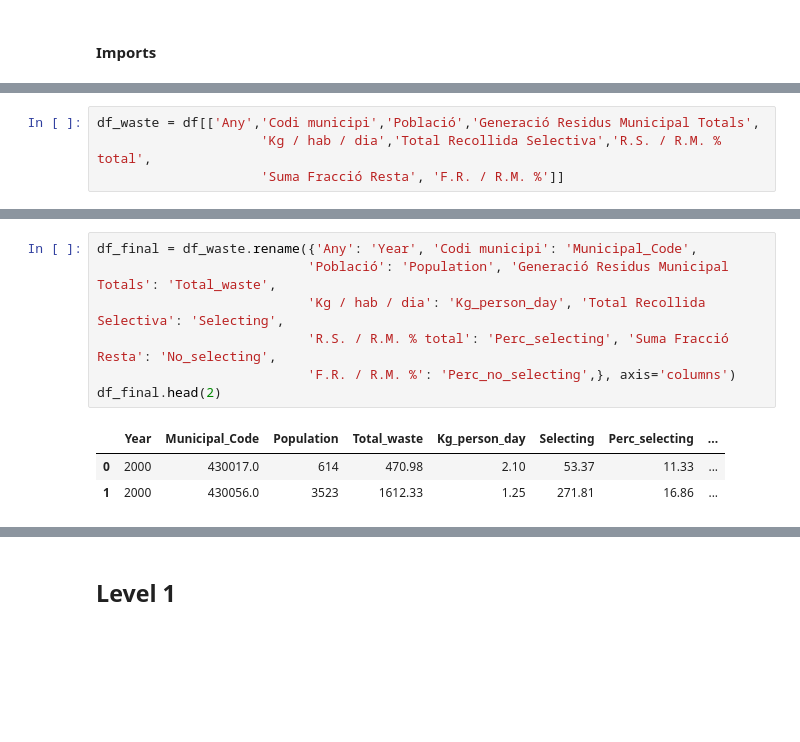
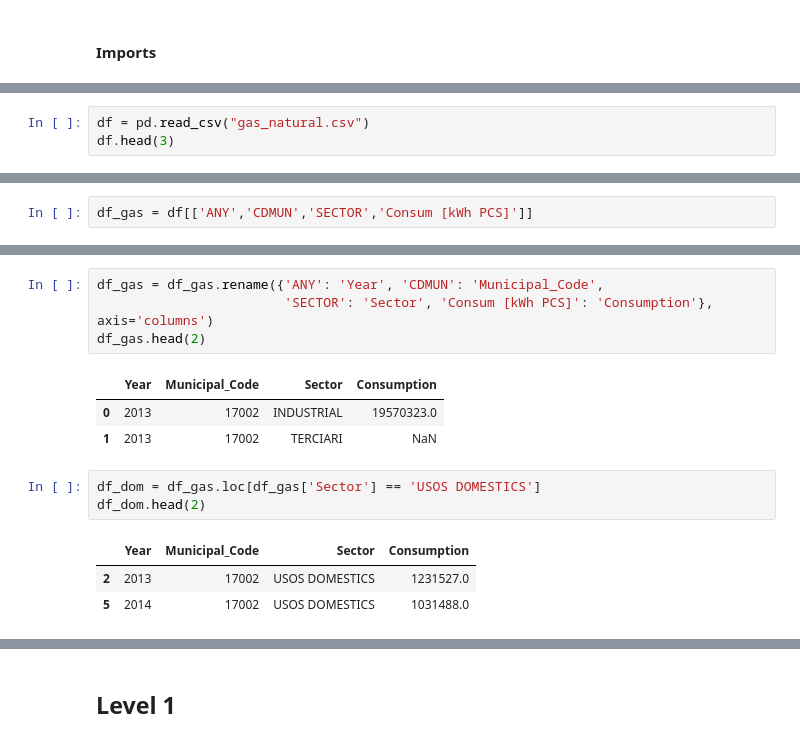
Before and after one commit to dominikapetru/Machine-Learning-avan-at, a Jupyter notebook: Sprint16_T01.ipynb, the cells around one changed output, grey strips where cells are left out. Saved outputs shown, nothing was run; the diff lists cells and outputs as text; blank space fills up the shorter version.

```diff
--- a/Sprint16_T01.ipynb
+++ b/Sprint16_T01.ipynb
@@ -37,0 +25,3 @@ df.describe()
+# %%
+df = pd.read_csv("gas_natural.csv")
+df.head(3)
@@ -64,5 +57,3 @@ Index(['Any', 'Codi municipi', 'Municipi', 'Comarca', 'Població',
       dtype='object')
 # %%
-df_waste = df[['Any','Codi municipi','Població','Generació Residus Municipal Totals',
-                     'Kg / hab / dia','Total Recollida Selectiva','R.S. / R.M. % total',
-                     'Suma Fracció Resta', 'F.R. / R.M. %']]
+df_gas = df[['ANY','CDMUN','SECTOR','Consum [kWh PCS]']]
@@ -75,11 +60,15 @@ df_waste.head(2)
 # %%
-df_final = df_waste.rename({'Any': 'Year', 'Codi municipi': 'Municipal_Code',
-                           'Població': 'Population', 'Generació Residus Municipal Totals': 'Total_waste',
-                           'Kg / hab / dia': 'Kg_person_day', 'Total Recollida Selectiva': 'Selecting',
-                           'R.S. / R.M. % total': 'Perc_selecting', 'Suma Fracció Resta': 'No_selecting',
-                           'F.R. / R.M. %': 'Perc_no_selecting',}, axis='columns')
-df_final.head(2)
+df_gas = df_gas.rename({'ANY': 'Year', 'CDMUN': 'Municipal_Code',
+                        'SECTOR': 'Sector', 'Consum [kWh PCS]': 'Consumption'}, axis='columns')
+df_gas.head(2)
 # %% [output]
-|  | Year | Municipal_Code | Population | Total_waste | Kg_person_day | Selecting | Perc_selecting | ... |
-| 0 | 2000 | 430017.0 | 614 | 470.98 | 2.10 | 53.37 | 11.33 | ... |
-| 1 | 2000 | 430056.0 | 3523 | 1612.33 | 1.25 | 271.81 | 16.86 | ... |
+|  | Year | Municipal_Code | Sector | Consumption |
+| 0 | 2013 | 17002 | INDUSTRIAL | 19570323.0 |
+| 1 | 2013 | 17002 | TERCIARI | NaN |
+# %%
+df_dom = df_gas.loc[df_gas['Sector'] == 'USOS DOMESTICS']
+df_dom.head(2)
+# %% [output]
+|  | Year | Municipal_Code | Sector | Consumption |
+| 2 | 2013 | 17002 | USOS DOMESTICS | 1231527.0 |
+| 5 | 2014 | 17002 | USOS DOMESTICS | 1031488.0 |
```
Also changed, not shown: parts of 59 cells of this notebook.
